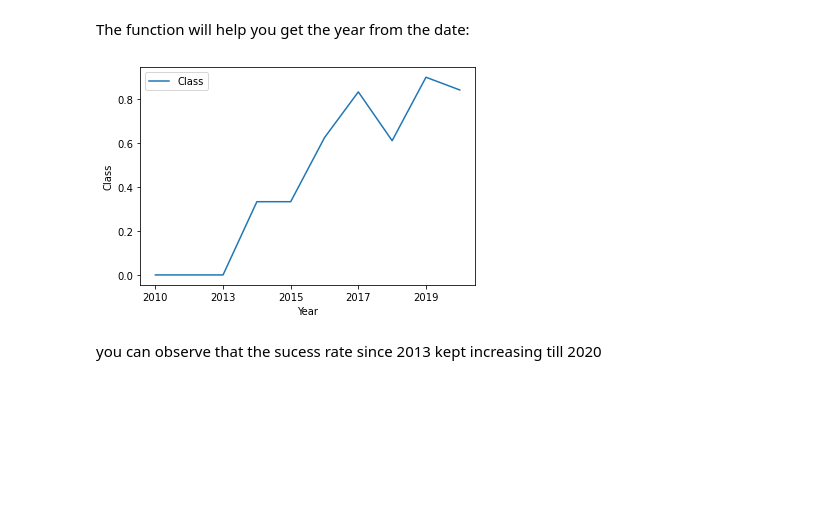
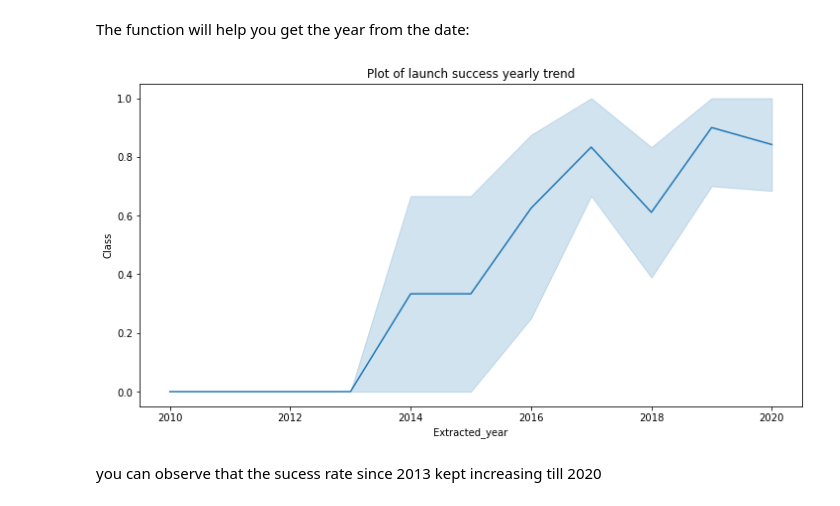
Before and after one commit to haofengzhou/IBM-Data-Science-Certificate-Capstone, a Jupyter notebook: jupyter-labs-eda-dataviz (1).ipynb, the cells around one changed output. Cells and saved outputs as stored; diff of their text form; code cells hidden in the pictures; blank space fills up the shorter version.

```diff
--- a/jupyter-labs-eda-dataviz (1).ipynb
+++ b/jupyter-labs-eda-dataviz (1).ipynb
@@ -169,27 +169,17 @@ def Extract_year(date):
         year.append(i.split("-")[0])
     return year
 # %%
-# Plot a line chart with x axis to be the extracted year and y axis to be the success rate
-Year=Extract_year(df)
-df1=df.assign(Year=Year)
-rate=df1[['Year','Class']].groupby(['Year']).mean()
-rate.plot(kind='line')
-plt.xlabel('Year')
-plt.ylabel('Class')
-plt.show()
-
-
 # Plot a line chart with x axis to be the extracted year and y axis to be the success rate
 df_copy = df.copy()
 df_copy['Extracted_year'] = pd.DatetimeIndex(df['Date']).year
 
 # plot line chart
 fig, ax=plt.subplots(figsize=(12,6))
 sns.lineplot(data=df_copy, x='Extracted_year', y='Class')
 plt.title('Plot of launch success yearly trend');
 plt.show()
 # %% [output]
-[figure, old version]
+[figure, new version]
 # %% [markdown]
 you can observe that the sucess rate since 2013 kept increasing till 2020
 # %% [markdown]
```
